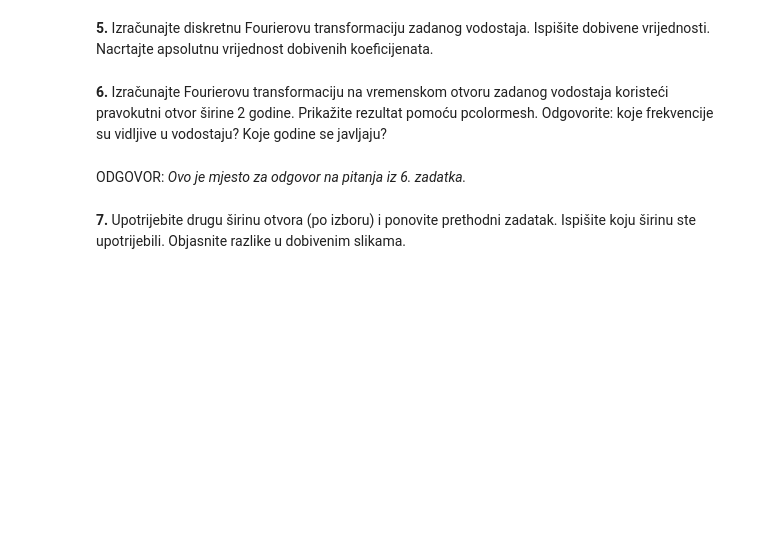
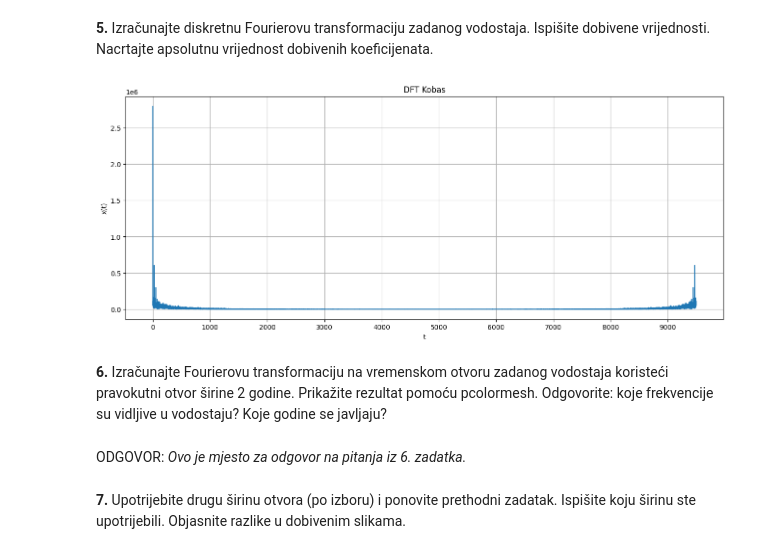
Before and after one commit to evucelic/Obrada-Informacija, a Jupyter notebook: hidrologija/1_HR_PrvaLabVjezba_OI.ipynb, the cells around one changed output. Saved outputs shown, nothing was run; the diff lists cells and outputs as text; code cells hidden in the pictures; blank space fills up the shorter version.

```diff
--- a/hidrologija/1_HR_PrvaLabVjezba_OI.ipynb
+++ b/hidrologija/1_HR_PrvaLabVjezba_OI.ipynb
@@ -89,3 +90,20 @@ plt.show()
+# %%
+transform = fft(kobas)
+n = len(transform)
+vrijeme = np.arange(n)
+
+abs_transform = np.abs(transform)
+
+plt.figure(figsize=(16,6))
+plt.plot(vrijeme, abs_transform)
+plt.xticks(np.arange(0,n,1000))
+plt.xlabel('t')
+plt.ylabel('x(t)')
+plt.title('DFT Kobas')
+plt.grid(True)
+plt.show()
+# %% [output]
+[figure, added]
 # %% [markdown]
 **6.**	Izračunajte Fourierovu transformaciju na vremenskom otvoru zadanog vodostaja koristeći pravokutni otvor širine 2 godine. Prikažite rezultat pomoću pcolormesh. Odgovorite: koje frekvencije su vidljive u vodostaju? Koje godine se javljaju?
 # %%
```
Also changed, not shown: parts of 5 cells of this notebook.
